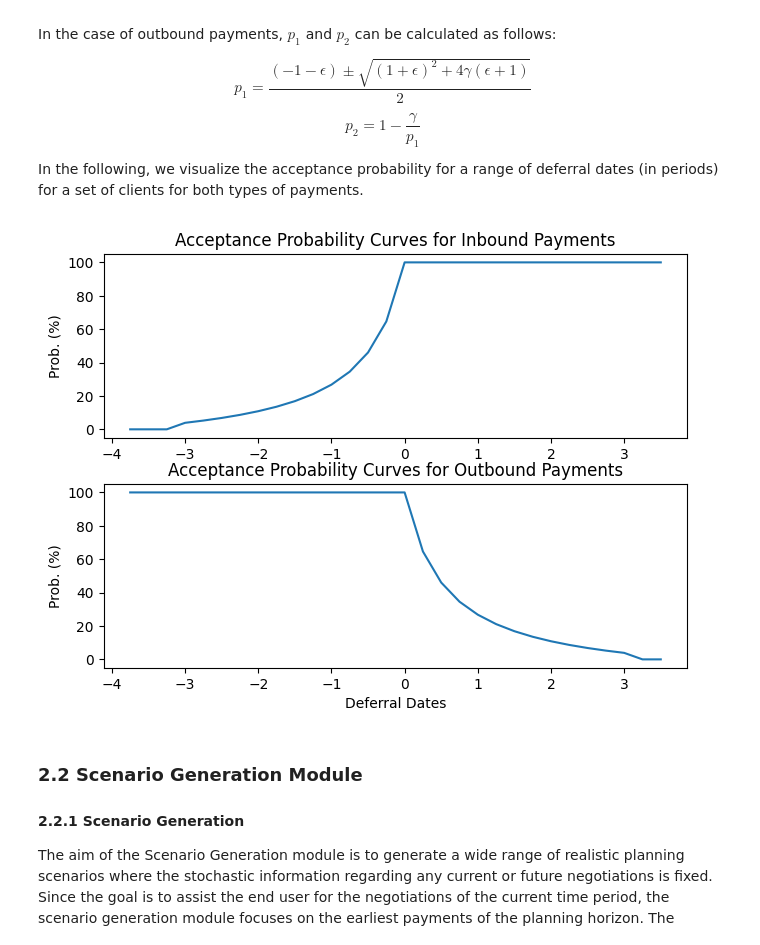
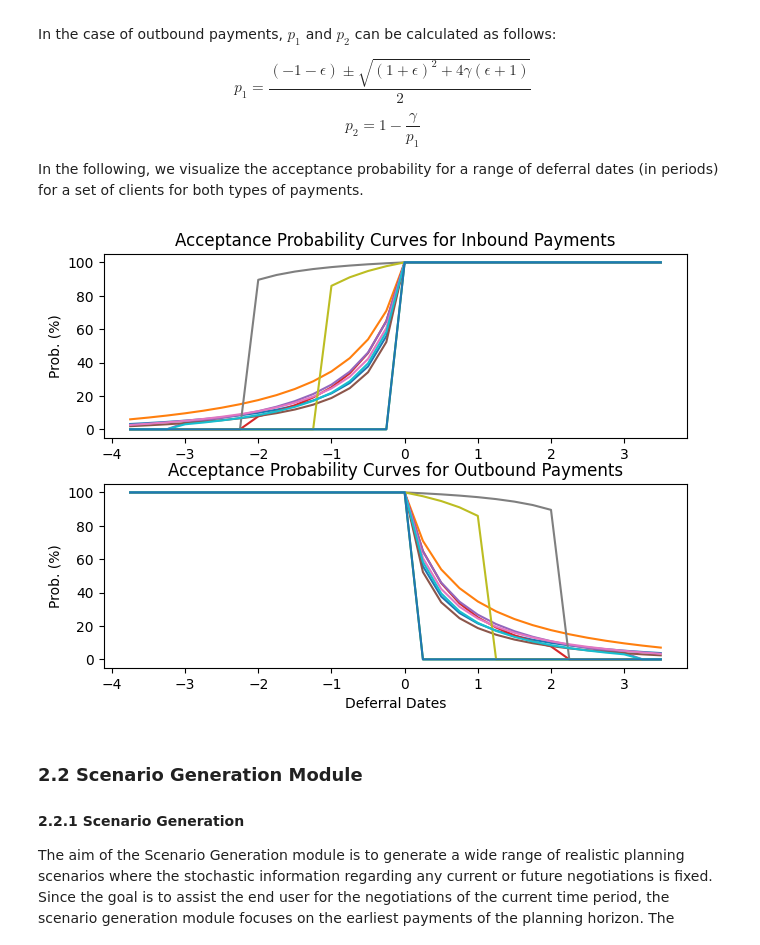
Before and after one commit to aiplan4eu/tsb-caos, a Jupyter notebook: case_study.ipynb, the cells around one changed output. Drawn from its saved outputs; the diff is of its cells as text; code cells hidden in the pictures.

```diff
--- a/case_study.ipynb
+++ b/case_study.ipynb
@@ -111,38 +111,34 @@ In the following, we visualize the acceptance probability for a range of deferra
 from interest_rate_prediction import InterestRatePrediction
 import matplotlib.pyplot as plt
 
 
 f, ax = plt.subplots(2,1)
 
 x = [v * 0.25 for v in range(-15, 15)]
 
 #Inbound
 for c in p.clients:
-    if (c.name != "Client4"):
-        continue
     y = [InterestRatePrediction.FindDeferralProbabilityInbound(c, p) * 100 for p in x]
     ax[0].plot(x, y, label=c.name)
 
 x = [v * 0.25 for v in range(-15, 15)]
 
 #Outbound
 for c in p.clients:
-    if (c.name != "Client4"):
-        continue
     y = [InterestRatePrediction.FindDeferralProbabilityOutbound(c, p) * 100 for p in x]
     ax[1].plot(x, y, label=c.name)
 
 ax[0].set_title("Acceptance Probability Curves for Inbound Payments")
 ax[1].set_title("Acceptance Probability Curves for Outbound Payments")
 ax[1].set_xlabel("Deferral Dates")
 ax[0].set_ylabel("Prob. (%)")
 ax[1].set_ylabel("Prob. (%)")
 #ax[0].legend()
 
 f.tight_layout(pad=0.025)
 plt.show()
 # %% [output]
-[figure, old version]
+[figure, new version]
 # %% [markdown]
 ### 2.2 Scenario Generation Module
 
```
Also changed, not shown: parts of 1 cell of this notebook.
